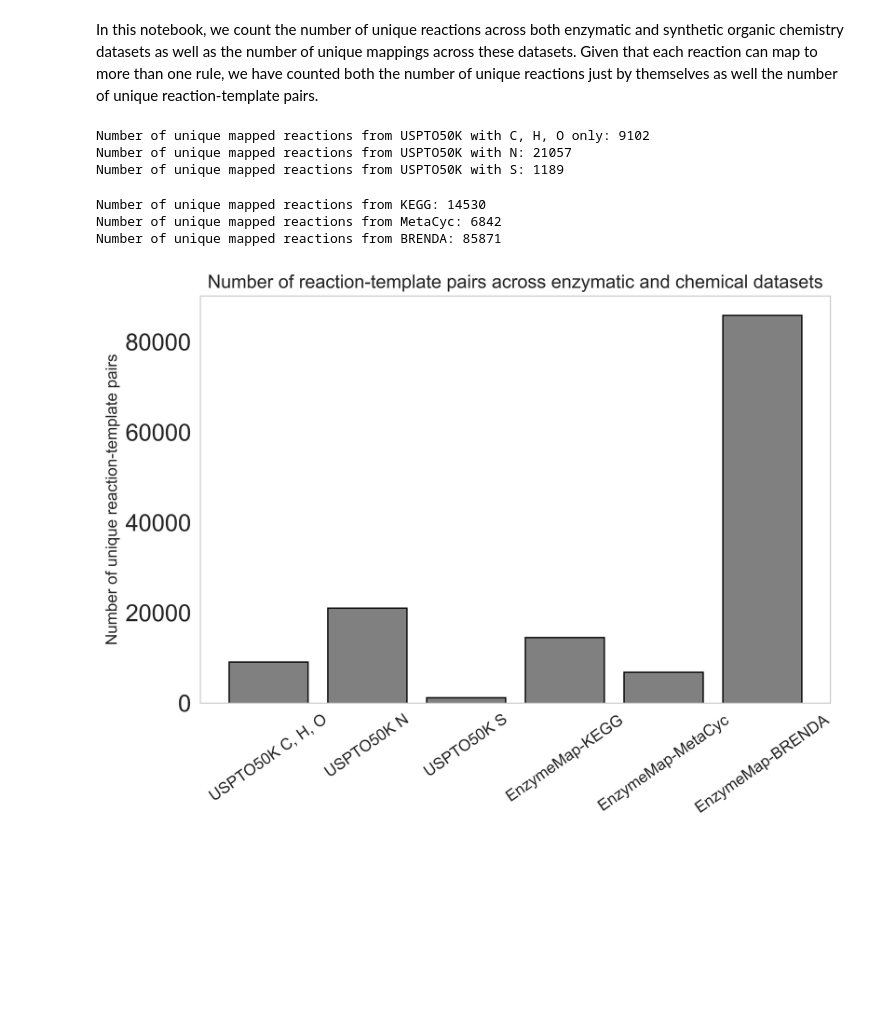
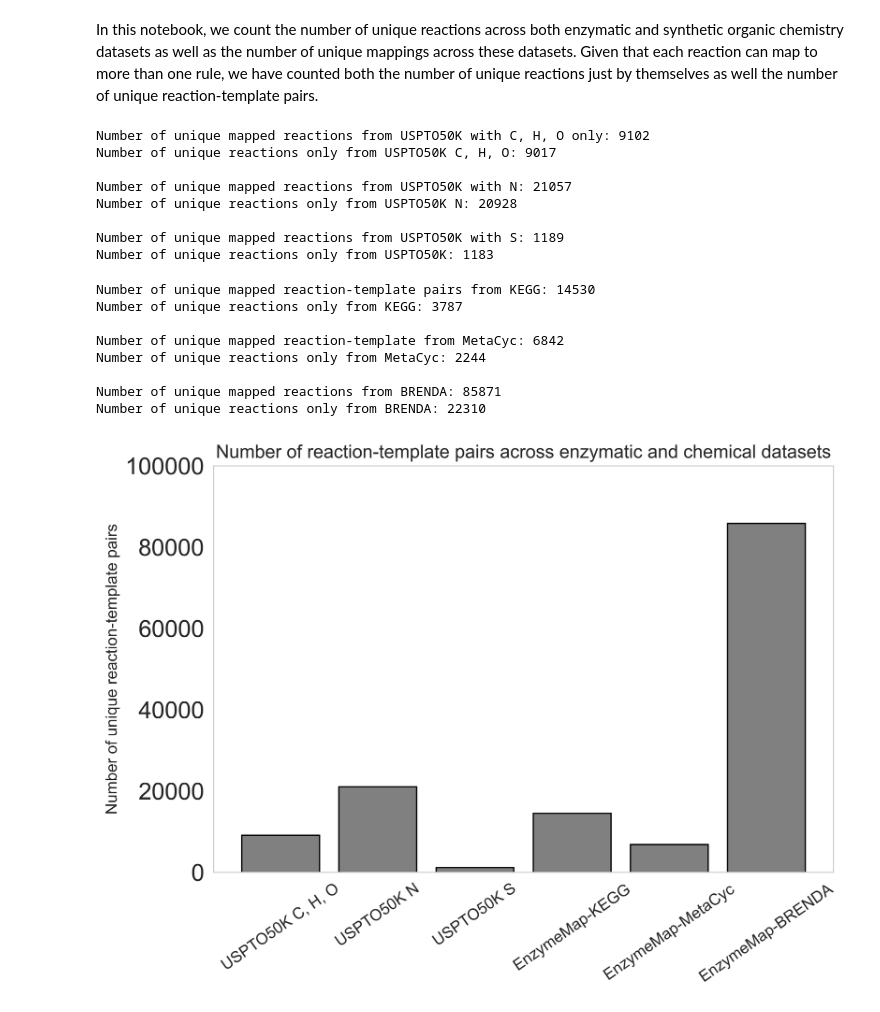
Before and after one commit to yashchainani21/RL_agents_for_retrosynthesis, a Jupyter notebook: notebooks/01_EDA_on_mapped_reactions.ipynb, the cells around one changed output. Saved outputs shown, nothing was run; the diff lists cells and outputs as text; code cells hidden in the pictures; blank space fills up the shorter version.

Commit message:
visualize bio and chem unique reactant-template pairs

```diff
--- a/notebooks/01_EDA_on_mapped_reactions.ipynb
+++ b/notebooks/01_EDA_on_mapped_reactions.ipynb
@@ -19,17 +19,31 @@ mapped_USPTO50K_N_df = pd.read_csv("../data/processed/mapped_USPTO50K_N.csv")
 mapped_USPTO50K_onlyS_df = pd.read_csv("../data/processed/mapped_USPTO50K_onlyS.csv")
 # %%
 mapped_USPTO50K_CHO_df = mapped_USPTO50K_CHO_df[~mapped_USPTO50K_CHO_df.duplicated()]
+num_unique_rxns_USPTO50K_CHO = len(set(mapped_USPTO50K_CHO_df['Reaction']))
 print(f'Number of unique mapped reactions from USPTO50K with C, H, O only: {mapped_USPTO50K_CHO_df.shape[0]}')
+print(f'Number of unique reactions only from USPTO50K C, H, O: {num_unique_rxns_USPTO50K_CHO}')
+print('')
 
 mapped_USPTO50K_N_df = mapped_USPTO50K_N_df[~mapped_USPTO50K_N_df.duplicated()]
+num_unique_rxns_USPTO50K_N = len(set(mapped_USPTO50K_N_df['Reaction']))
 print(f'Number of unique mapped reactions from USPTO50K with N: {mapped_USPTO50K_N_df.shape[0]}')
+print(f'Number of unique reactions only from USPTO50K N: {num_unique_rxns_USPTO50K_N}')
+print('')
 
 mapped_USPTO50K_onlyS_df = mapped_USPTO50K_onlyS_df[~mapped_USPTO50K_onlyS_df.duplicated()]
+num_unique_rxns_USPTO50K_onlyS = len(set(mapped_USPTO50K_onlyS_df['Reaction']))
 print(f'Number of unique mapped reactions from USPTO50K with S: {mapped_USPTO50K_onlyS_df.shape[0]}')
+print(f'Number of unique reactions only from USPTO50K: {num_unique_rxns_USPTO50K_onlyS}')
+print('')
 # %% [output]
 Number of unique mapped reactions from USPTO50K with C, H, O only: 9102
+Number of unique reactions only from USPTO50K C, H, O: 9017
+
 Number of unique mapped reactions from USPTO50K with N: 21057
+Number of unique reactions only from USPTO50K N: 20928
+
 Number of unique mapped reactions from USPTO50K with S: 1189
+Number of unique reactions only from USPTO50K: 1183
 # %%
 mapped_KEGG_df = pd.read_csv("../data/processed/EnzymeMap_KEGG_imt_rule_mappings.csv")
 mapped_MetaCyc_df = pd.read_csv("../data/processed/EnzymeMap_MetaCyc_imt_rule_mappings.csv")
@@ -37,43 +51,59 @@ mapped_BRENDA_df = pd.read_csv("../data/processed/EnzymeMap_all_BRENDA_imt_rule_
 # %%
 # when counting the number of biological reactions that have been mapped, we only consider the reaction string
 mapped_KEGG_df = mapped_KEGG_df[~mapped_KEGG_df.duplicated()]
-print(f'Number of unique mapped reactions from KEGG: {mapped_KEGG_df.shape[0]}')
+num_unique_rxns_KEGG = len(set(mapped_KEGG_df.loc[:,'Reaction']))
+print(f'Number of unique mapped reaction-template pairs from KEGG: {mapped_KEGG_df.shape[0]}')
+print(f'Number of unique reactions only from KEGG: {num_unique_rxns_KEGG}')
+print()
 
 mapped_MetaCyc_df = mapped_MetaCyc_df[~mapped_MetaCyc_df.duplicated()]
-print(f'Number of unique mapped reactions from MetaCyc: {mapped_MetaCyc_df.shape[0]}')
+num_unique_rxns_MetaCyc = len(set(mapped_MetaCyc_df.loc[:,'Reaction']))
+print(f'Number of unique mapped reaction-template from MetaCyc: {mapped_MetaCyc_df.shape[0]}')
+print(f'Number of unique reactions only from MetaCyc: {num_unique_rxns_MetaCyc}')
+print()
 
 mapped_BRENDA_df = mapped_BRENDA_df[~mapped_BRENDA_df.duplicated()]
+num_unique_rxns_BRENDA = len(set(mapped_BRENDA_df.loc[:,'Reaction']))
 print(f'Number of unique mapped reactions from BRENDA: {mapped_BRENDA_df.shape[0]}')
+print(f'Number of unique reactions only from BRENDA: {num_unique_rxns_BRENDA}')
+print()
 # %% [output]
-Number of unique mapped reactions from KEGG: 14530
-Number of unique mapped reactions from MetaCyc: 6842
+Number of unique mapped reaction-template pairs from KEGG: 14530
+Number of unique reactions only from KEGG: 3787
+
+Number of unique mapped reaction-template from MetaCyc: 6842
+Number of unique reactions only from MetaCyc: 2244
+
 Number of unique mapped reactions from BRENDA: 85871
+Number of unique reactions only from BRENDA: 22310
 # %%
 import matplotlib.pyplot as plt
 
 labels = ['USPTO50K C, H, O',
           'USPTO50K N',
           'USPTO50K S',
           'EnzymeMap-KEGG',
           'EnzymeMap-MetaCyc',
           'EnzymeMap-BRENDA',]
 
 values = [mapped_USPTO50K_CHO_df.shape[0],
           mapped_USPTO50K_N_df.shape[0],
           mapped_USPTO50K_onlyS_df.shape[0],
           mapped_KEGG_df.shape[0],
           mapped_MetaCyc_df.shape[0],
           mapped_BRENDA_df.shape[0]]
 
 # Plotting
 plt.figure(figsize=(8, 6))
 plt.bar(labels, values, color='grey', edgecolor = 'k')
 
 # Labels and title
 plt.xticks(rotation = 35, fontsize = 12)
 plt.ylabel('Number of unique reaction-template pairs', fontsize = 12)
 plt.title('Number of reaction-template pairs across enzymatic and chemical datasets', fontsize = 14)
 plt.grid(visible = False)
+plt.ylim([0, 100000])
+plt.savefig('../figures/distribution_of_unique_reaction_template_pairs.png')
 plt.show()
 # %% [output]
-[figure, old version]
+[figure, new version]
```
Also changed, not shown: parts of 6 cells of this notebook.
